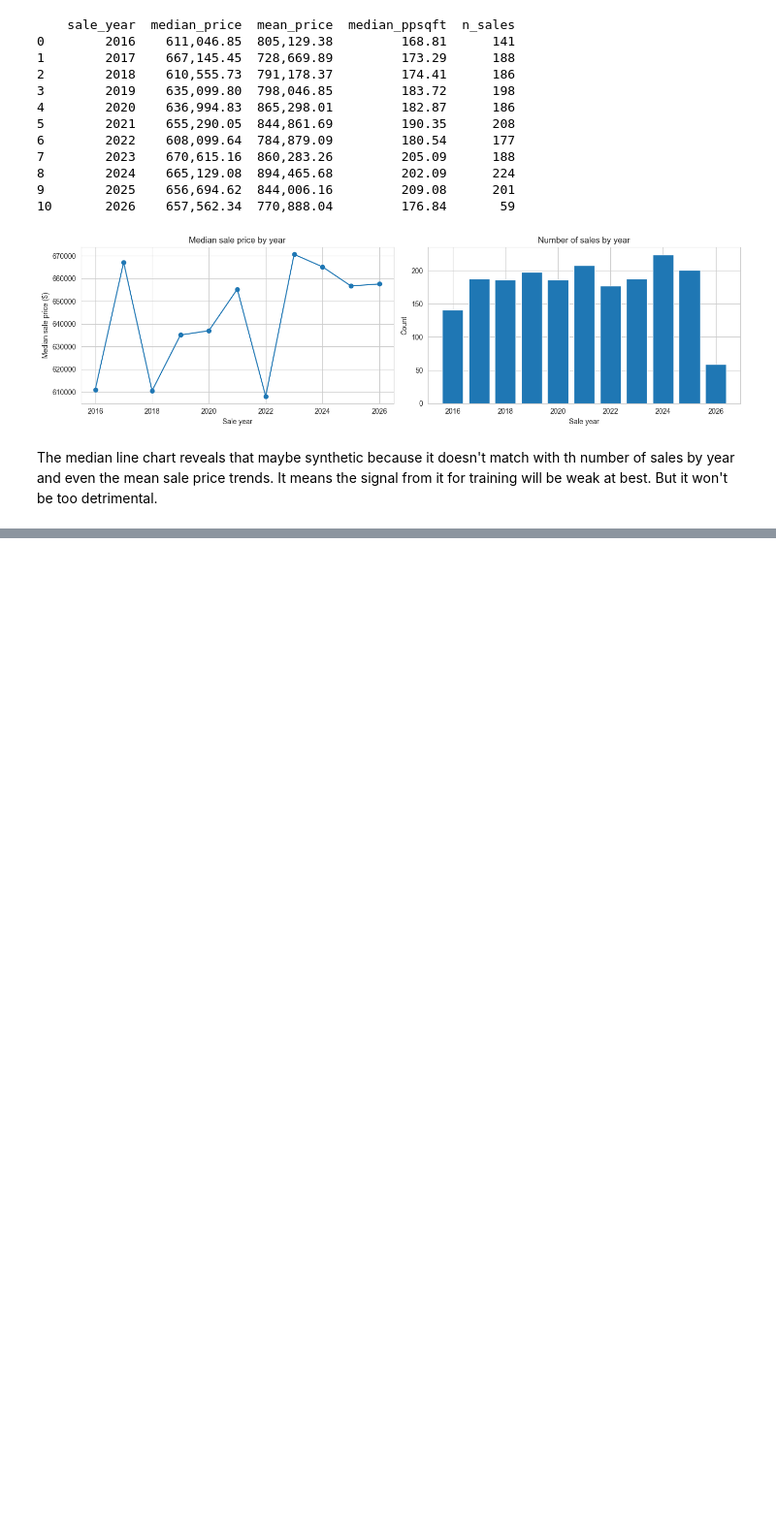
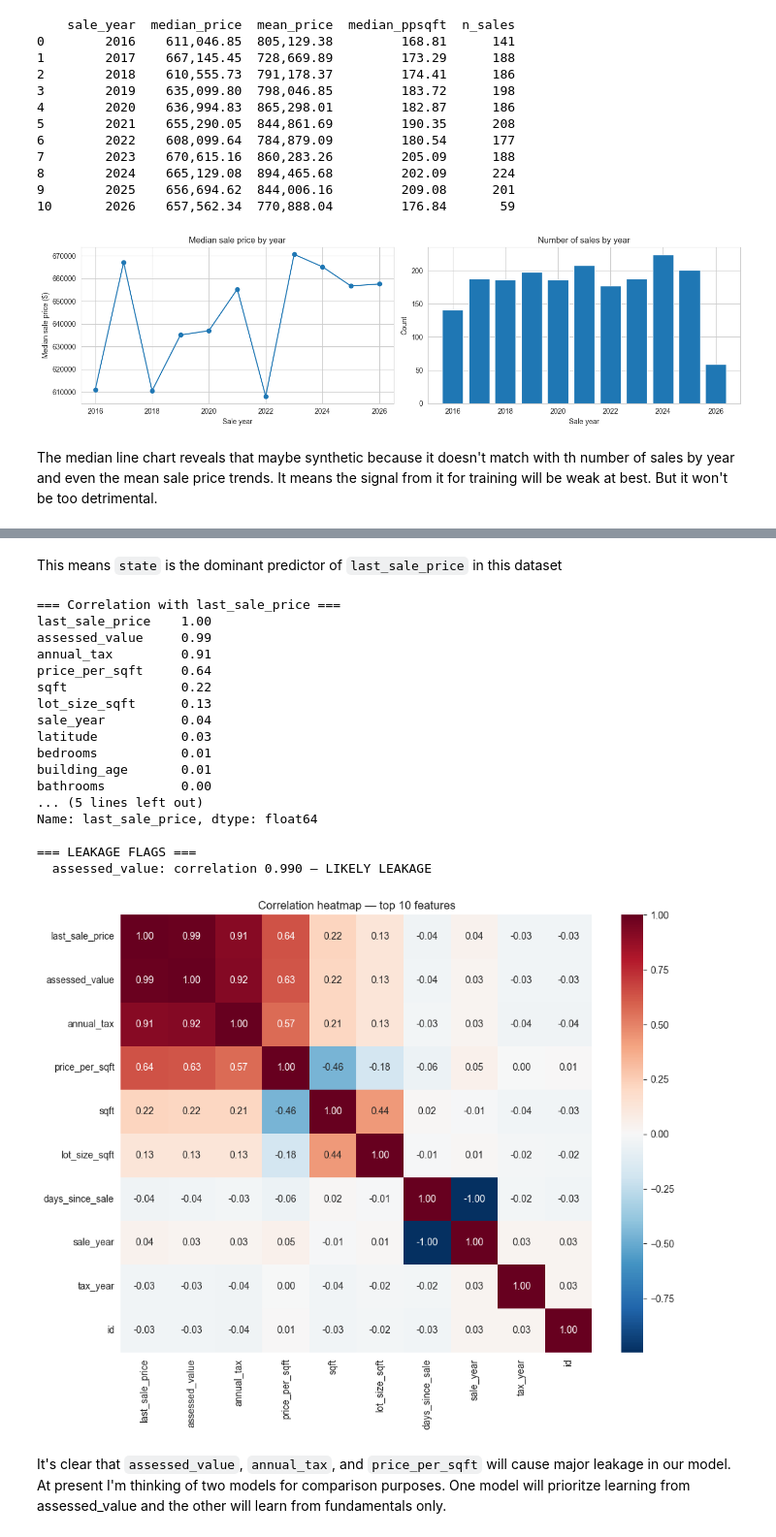
Before and after one commit to michizler/alloy-tower-data-platform, a Jupyter notebook: eda/eda.ipynb, the cells around one changed output, grey strips where cells are left out. Shown at 97% size. Drawn from its saved outputs; the diff is of its cells as text; code cells hidden in the pictures; blank space fills up the shorter version.

```diff
--- a/eda/eda.ipynb
+++ b/eda/eda.ipynb
@@ -558,0 +600,47 @@ The median line chart reveals that maybe synthetic because it doesn't match with
+# %% [markdown]
+This means `state` is the dominant predictor of `last_sale_price` in this dataset
+# %%
+numeric_cols = alloy_clean.select_dtypes(include=[np.number]).columns.tolist()
+
+# Correlations with the target, sorted
+corr_with_target = alloy_clean[numeric_cols].corr()["last_sale_price"].sort_values(ascending=False)
+print("=== Correlation with last_sale_price ===")
+print(corr_with_target)
+
+# Flag leakage risks
+print("\n=== LEAKAGE FLAGS ===")
+leakage_threshold = 0.95
+for col, corr in corr_with_target.items():
+    if col == "last_sale_price":
+        continue
+    if abs(corr) > leakage_threshold:
+        print(f"  {col}: correlation {corr:.3f} — LIKELY LEAKAGE")
+
+# Heatmap of top correlated features
+top_corr_cols = corr_with_target.abs().sort_values(ascending=False).head(10).index.tolist()
+plt.figure(figsize=(10, 8))
+sns.heatmap(alloy_clean[top_corr_cols].corr(), annot=True, fmt=".2f", cmap="RdBu_r", center=0)
+plt.title("Correlation heatmap — top 10 features")
+plt.tight_layout()
+plt.show()
+# %% [output]
+=== Correlation with last_sale_price ===
+last_sale_price    1.00
+assessed_value     0.99
+annual_tax         0.91
+price_per_sqft     0.64
+sqft               0.22
+lot_size_sqft      0.13
+sale_year          0.04
+latitude           0.03
+bedrooms           0.01
+building_age       0.01
+bathrooms          0.00
+... (5 lines left out)
+Name: last_sale_price, dtype: float64
+
+=== LEAKAGE FLAGS ===
+  assessed_value: correlation 0.990 — LIKELY LEAKAGE
+[figure, added]
+# %% [markdown]
+It's clear that `assessed_value`, `annual_tax`, and `price_per_sqft` will cause major leakage in our model. At present I'm thinking of two models for comparison purposes. One model will prioritze learning from assessed_value and the other will learn from fundamentals only.
```
Also changed, not shown: parts of 4 cells of this notebook, 2 other files.
